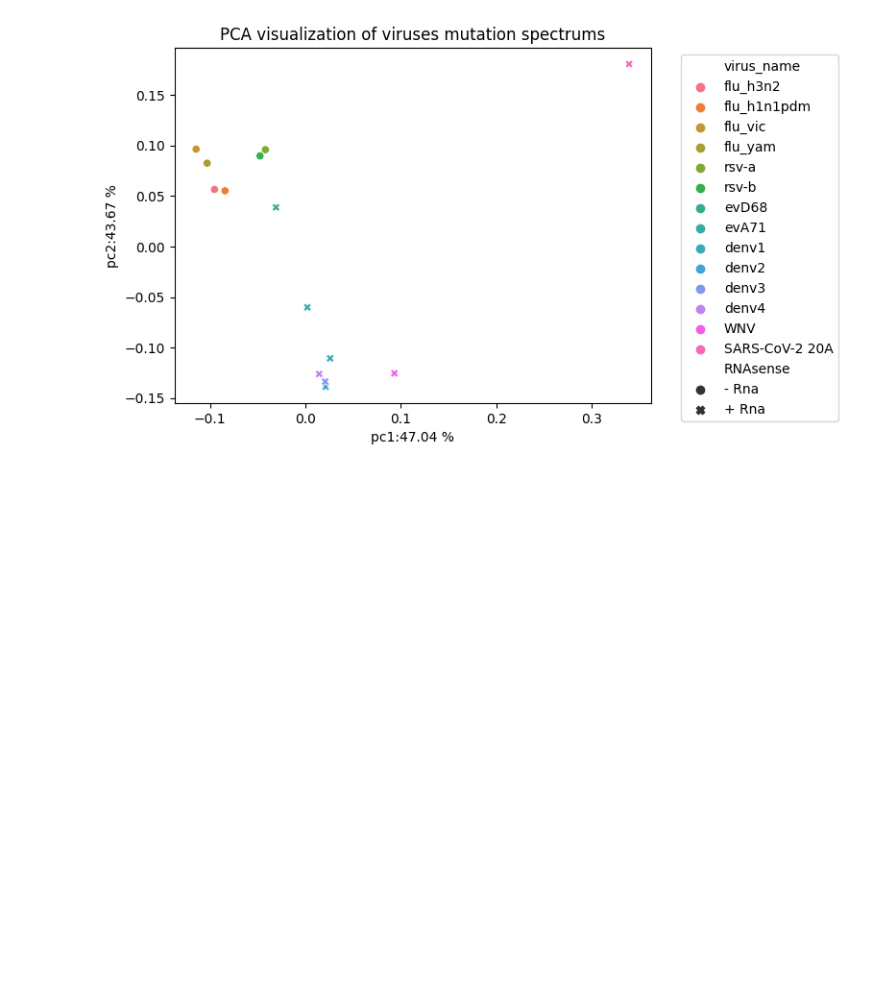
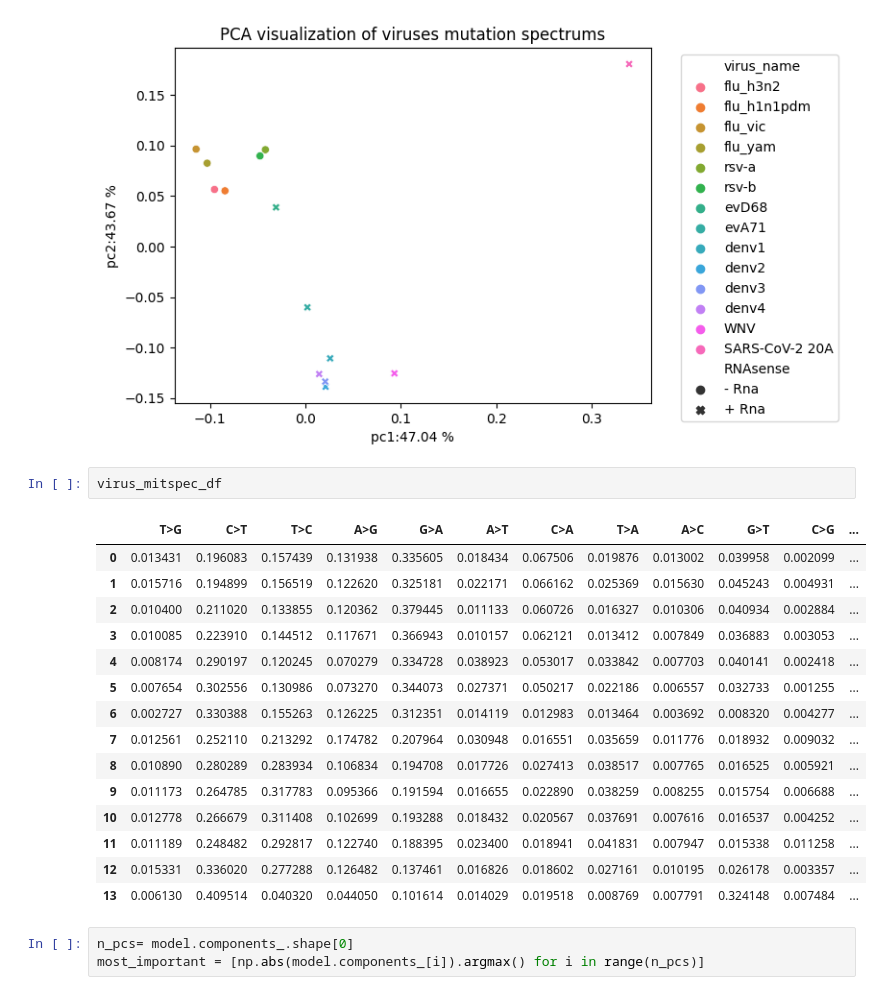
Before and after one commit to VoronkaAlexandr/Sars_Cov_2_MutSpec, a Jupyter notebook: Sars_Cov_2/cod/viruses_kelley_mutspec_pca.ipynb, the cells around one changed output. Drawn from its saved outputs; the diff is of its cells as text; blank space fills up the shorter version.

```diff
--- a/Sars_Cov_2/cod/viruses_kelley_mutspec_pca.ipynb
+++ b/Sars_Cov_2/cod/viruses_kelley_mutspec_pca.ipynb
@@ -153,3 +154,24 @@ plt.show()
 plt.close()
 # %% [output]
 [figure]
+# %%
+virus_mitspec_df
+# %% [output]
+|  | T>G | C>T | T>C | A>G | G>A | A>T | C>A | T>A | A>C | G>T | C>G | ... |
+| 0 | 0.013431 | 0.196083 | 0.157439 | 0.131938 | 0.335605 | 0.018434 | 0.067506 | 0.019876 | 0.013002 | 0.039958 | 0.002099 | ... |
+| 1 | 0.015716 | 0.194899 | 0.156519 | 0.122620 | 0.325181 | 0.022171 | 0.066162 | 0.025369 | 0.015630 | 0.045243 | 0.004931 | ... |
+| 2 | 0.010400 | 0.211020 | 0.133855 | 0.120362 | 0.379445 | 0.011133 | 0.060726 | 0.016327 | 0.010306 | 0.040934 | 0.002884 | ... |
+| 3 | 0.010085 | 0.223910 | 0.144512 | 0.117671 | 0.366943 | 0.010157 | 0.062121 | 0.013412 | 0.007849 | 0.036883 | 0.003053 | ... |
+| 4 | 0.008174 | 0.290197 | 0.120245 | 0.070279 | 0.334728 | 0.038923 | 0.053017 | 0.033842 | 0.007703 | 0.040141 | 0.002418 | ... |
+| 5 | 0.007654 | 0.302556 | 0.130986 | 0.073270 | 0.344073 | 0.027371 | 0.050217 | 0.022186 | 0.006557 | 0.032733 | 0.001255 | ... |
+| 6 | 0.002727 | 0.330388 | 0.155263 | 0.126225 | 0.312351 | 0.014119 | 0.012983 | 0.013464 | 0.003692 | 0.008320 | 0.004277 | ... |
+| 7 | 0.012561 | 0.252110 | 0.213292 | 0.174782 | 0.207964 | 0.030948 | 0.016551 | 0.035659 | 0.011776 | 0.018932 | 0.009032 | ... |
+| 8 | 0.010890 | 0.280289 | 0.283934 | 0.106834 | 0.194708 | 0.017726 | 0.027413 | 0.038517 | 0.007765 | 0.016525 | 0.005921 | ... |
+| 9 | 0.011173 | 0.264785 | 0.317783 | 0.095366 | 0.191594 | 0.016655 | 0.022890 | 0.038259 | 0.008255 | 0.015754 | 0.006688 | ... |
+| 10 | 0.012778 | 0.266679 | 0.311408 | 0.102699 | 0.193288 | 0.018432 | 0.020567 | 0.037691 | 0.007616 | 0.016537 | 0.004252 | ... |
+| 11 | 0.011189 | 0.248482 | 0.292817 | 0.122740 | 0.188395 | 0.023400 | 0.018941 | 0.041831 | 0.007947 | 0.015338 | 0.011258 | ... |
+| 12 | 0.015331 | 0.336020 | 0.277288 | 0.126482 | 0.137461 | 0.016826 | 0.018602 | 0.027161 | 0.010195 | 0.026178 | 0.003357 | ... |
+| 13 | 0.006130 | 0.409514 | 0.040320 | 0.044050 | 0.101614 | 0.014029 | 0.019518 | 0.008769 | 0.007791 | 0.324148 | 0.007484 | ... |
+# %%
+n_pcs= model.components_.shape[0]
+most_important = [np.abs(model.components_[i]).argmax() for i in range(n_pcs)]
```
Also changed, not shown: parts of 4 cells of this notebook, 2 other files.
